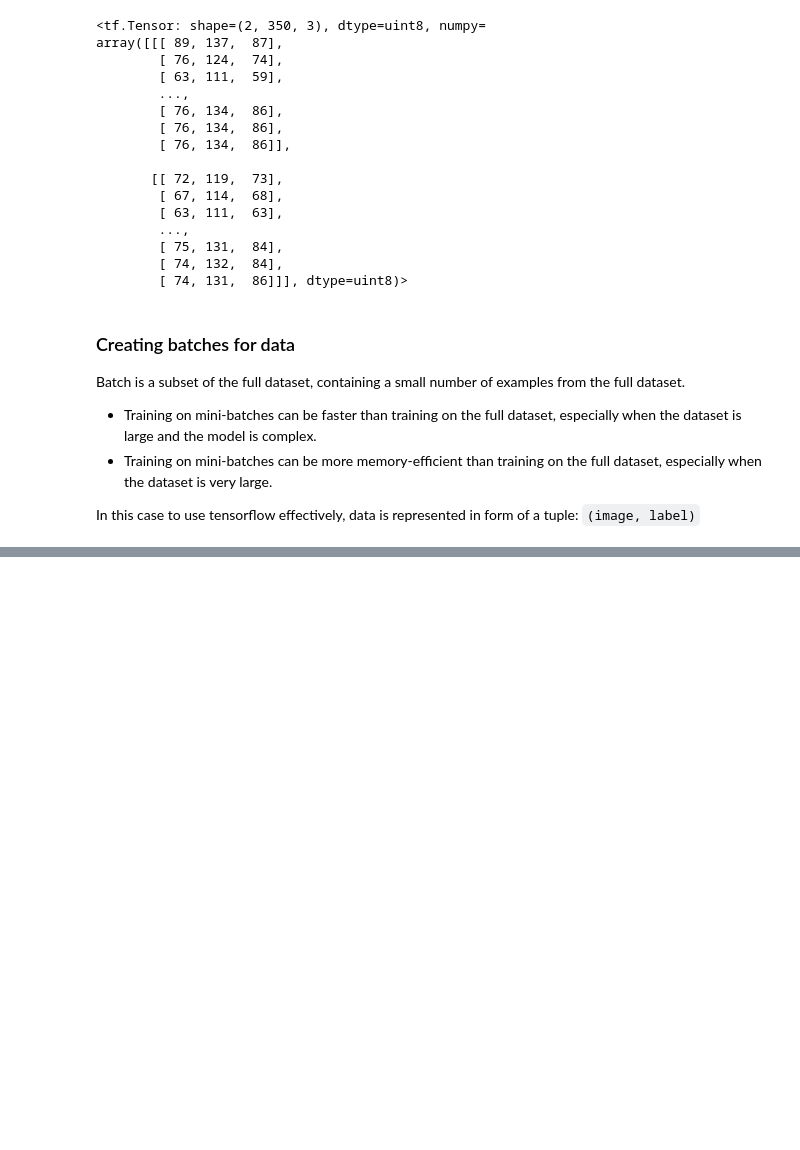
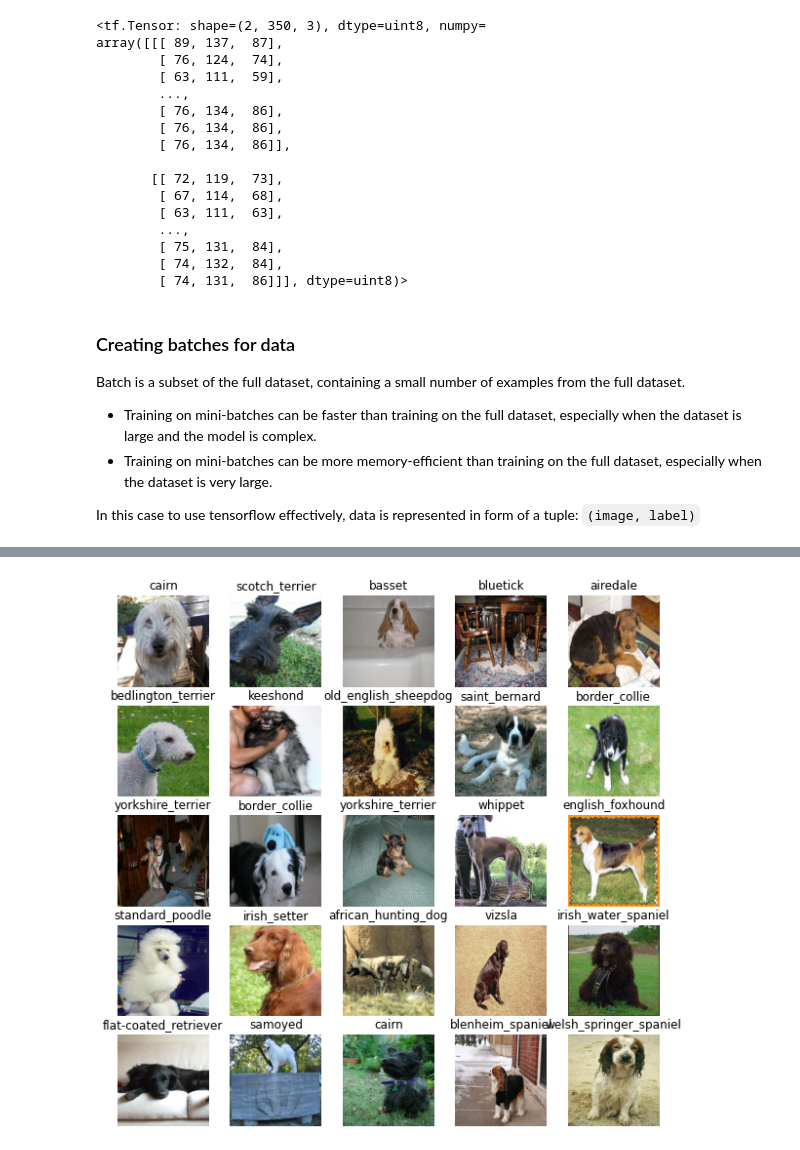
Before and after one commit to iamVaibhav100/multilevel_dog_breed_classification, a Jupyter notebook: dog_vision.ipynb, the cells around one changed output, grey strips where cells are left out. Cells and saved outputs as stored; diff of their text form; code cells hidden in the pictures; blank space fills up the shorter version.

```diff
--- a/dog_vision.ipynb
+++ b/dog_vision.ipynb
@@ -318,0 +413,6 @@ def get_tuple(image_path, label):
+# %%
+# Visualizing validation data set
+val_images, val_labels = next(val_data.as_numpy_iterator())
+show_25_images(val_images, val_labels)
+# %% [output]
+[figure, added]
```
Also changed, not shown: parts of 10 cells of this notebook.
